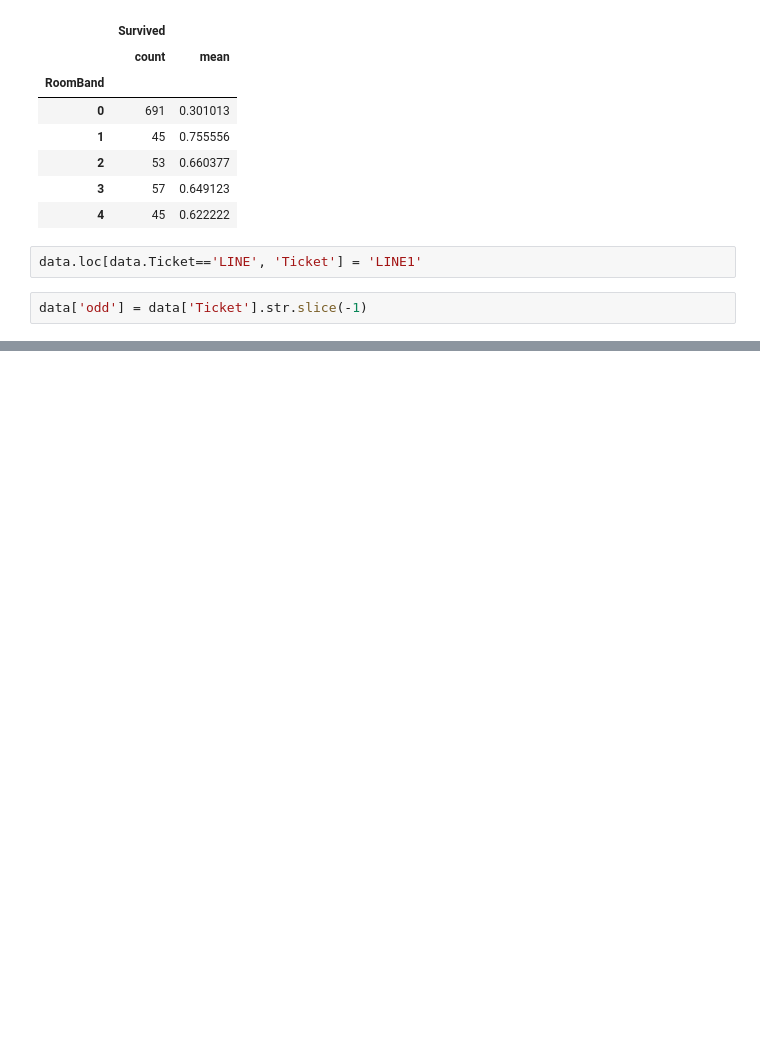
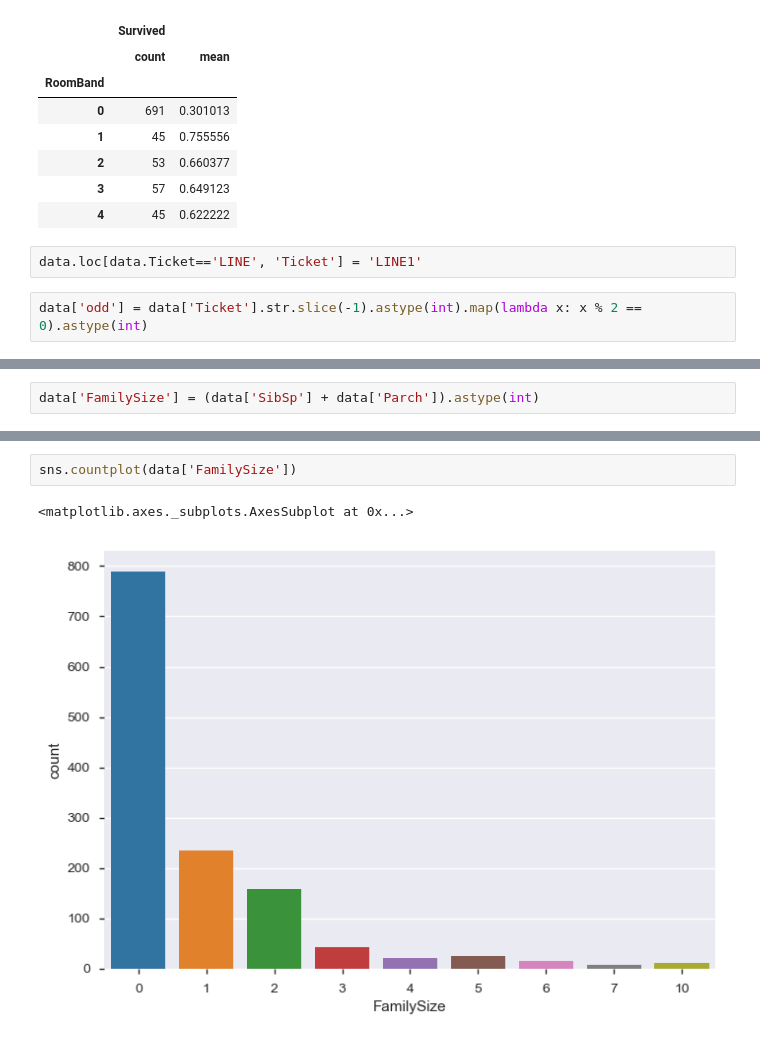
Before and after one commit to aki-06/XGBoost, a Jupyter notebook: XGBoost.ipynb, the cells around one changed output, grey strips where cells are left out. Saved outputs shown, nothing was run; the diff lists cells and outputs as text; blank space fills up the shorter version.

Commit message:
FamilySizeの特徴量エンジニアリング

```diff
--- a/XGBoost.ipynb
+++ b/XGBoost.ipynb
@@ -442,4 +442,4 @@ data[['RoomBand', 'Survived']].groupby('RoomBand').agg(['count', 'mean'])
 # %%
 data.loc[data.Ticket=='LINE', 'Ticket'] = 'LINE1'
 # %%
-data['odd'] = data['Ticket'].str.slice(-1)
+data['odd'] = data['Ticket'].str.slice(-1).astype(int).map(lambda x: x % 2 == 0).astype(int)
@@ -445,0 +454,2 @@ data['odd'] = data['Ticket'].str.slice(-1)
+# %%
+data['FamilySize'] = (data['SibSp'] + data['Parch']).astype(int)
@@ -445,0 +471,5 @@ data['odd'] = data['Ticket'].str.slice(-1)
+# %%
+sns.countplot(data['FamilySize'])
+# %% [output]
+<matplotlib.axes._subplots.AxesSubplot at 0x...>
+[figure, added]
```
Also changed, not shown: parts of 8 cells of this notebook.
